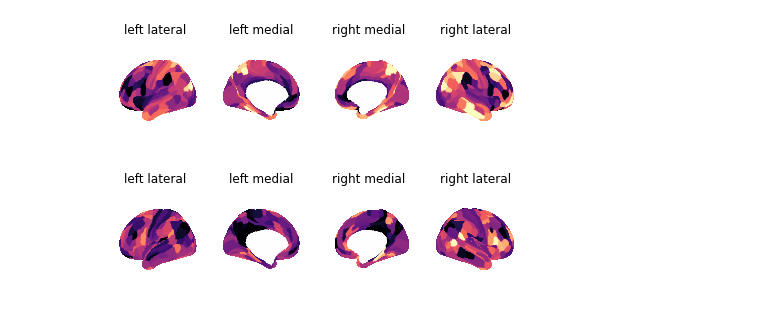
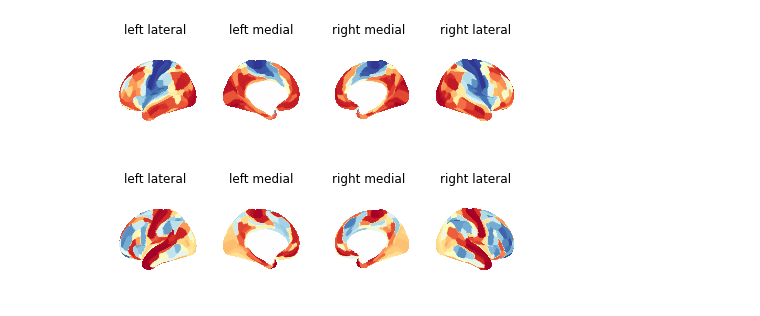
Before and after one commit to juchiyu/spin_gradients, a Jupyter notebook: HCPgrad_tidy_version.ipynb, the cells around one changed output. Saved outputs shown, nothing was run; the diff lists cells and outputs as text; code cells hidden in the pictures.

```diff
--- a/HCPgrad_tidy_version.ipynb
+++ b/HCPgrad_tidy_version.ipynb
@@ -746,36 +827,22 @@ TypeError: colormap_from_ciftiheader() missing 1 required positional argument: '
 # %%
-# In[33]:
-
-
 plt2 = plot_cifti_surf_montage(left_surf = '/scratch/a/arisvoin/edickie/SPINS_glasser_tian/tpl-fsLR/S1200.L.inflated_MSMAll.32k_fs_LR.surf.gii',
                         right_surf = '/scratch/a/arisvoin/edickie/SPINS_glasser_tian/tpl-fsLR/S1200.R.inflated_MSMAll.32k_fs_LR.surf.gii',
                         cifti_map = 'HCP_grads.pscalar.nii',
                         bg_cifti_map = None,
-                        bg_cifti_map_index = 12,
-                        colormap = "magma",
+                        bg_cifti_map_index = 1,
+                        colormap = "RdYlBu",
                         darkness = 0,
                         to_filename = None)
 # %% [output]
-[figure, old version]
+[figure, new version]
 # %%
-from scipy.spatial import procrustes
-import pandas as pd
-
-conntwo = pd.read_csv(r'/scratch/a/arisvoin/edickie/SPINS_glasser_tian/2mm_noGSR/sub-CMH0001/sub-CMH0001_RS_2mm_noGSR_glasser_tian_meants.csv', header = None)
-
-imagetwo = write_df_column_to_pscalar_nib(conntwo, pconnGrad)
-nib.cifti2.save(
-            img = imagetwo,filename='participant_grad.pscalar.nii')
-
 plt2 = plot_cifti_surf_montage(left_surf = '/scratch/a/arisvoin/edickie/SPINS_glasser_tian/tpl-fsLR/S1200.L.inflated_MSMAll.32k_fs_LR.surf.gii',
                         right_surf = '/scratch/a/arisvoin/edickie/SPINS_glasser_tian/tpl-fsLR/S1200.R.inflated_MSMAll.32k_fs_LR.surf.gii',
-                        cifti_map = 'participant_grad.pscalar.nii',
+                        cifti_map = 'HCP_grads.pscalar.nii',
                         bg_cifti_map = None,
-                        bg_cifti_map_index = 12,
-                        colormap = "magma",
+                        bg_cifti_map_index = 2,
+                        colormap = "RdYlBu",
                         darkness = 0,
                         to_filename = None)
-
-partgrad_df = pd.DataFrame(data = conntwo)
 # %% [output]
-[figure, old version]
+[figure, new version]
```
Also changed, not shown: parts of 27 cells of this notebook.
